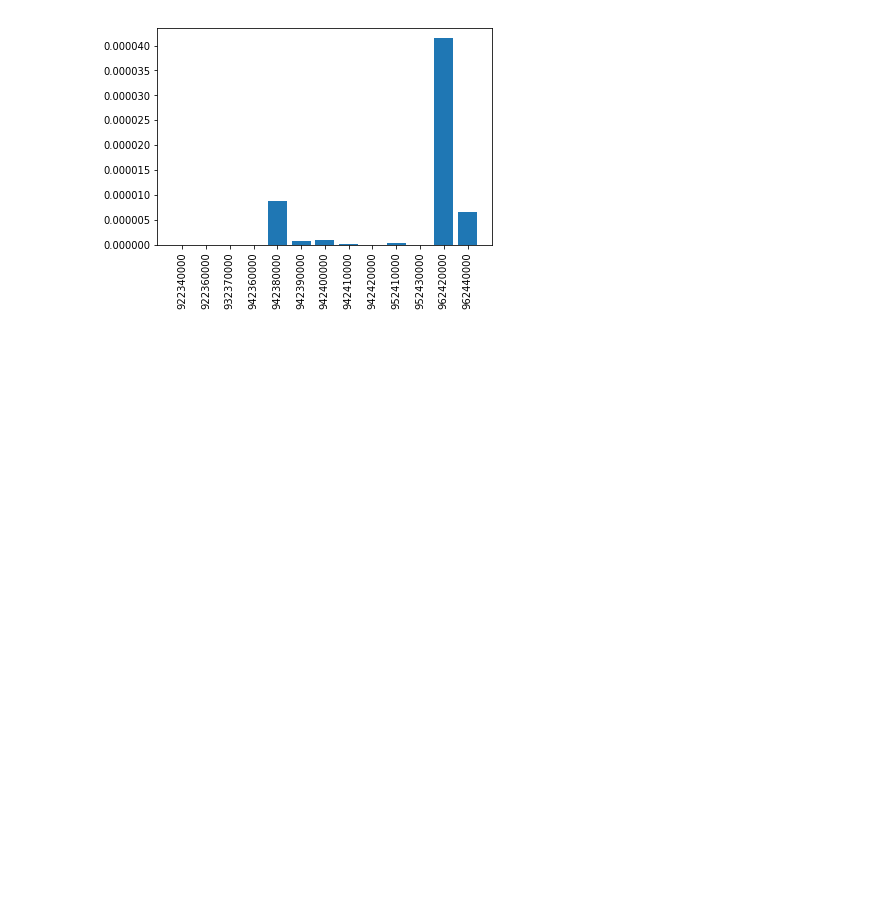
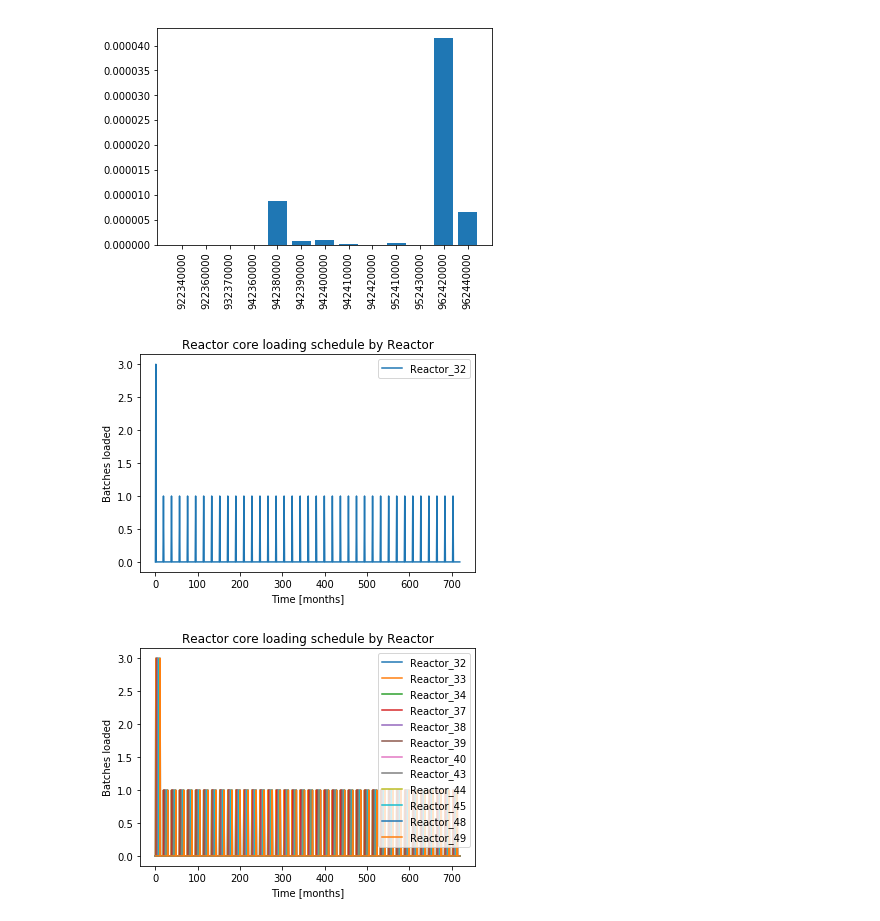
Before and after one commit to pichman2/cyclus-tutorial, a Jupyter notebook: Tutorial_interactive_key.ipynb, the cells around one changed output. Drawn from its saved outputs; the diff is of its cells as text; code cells hidden in the pictures; blank space fills up the shorter version.

Commit message:
core loading plot

```diff
--- a/Tutorial_interactive_key.ipynb
+++ b/Tutorial_interactive_key.ipynb
@@ -745,3 +745,9 @@ plt.xticks(range(len(D)), D.keys(), rotation='vertical')
 plt.show()
 # %% [output]
 [figure]
+# %%
+analysis.plot_reactor_events(cur,reactors = ['32'])
+analysis.plot_reactor_events(cur,reactors = [])
+# %% [output]
+[figure, added]
+[figure, added]
```
Also changed, not shown: 1 other file.
